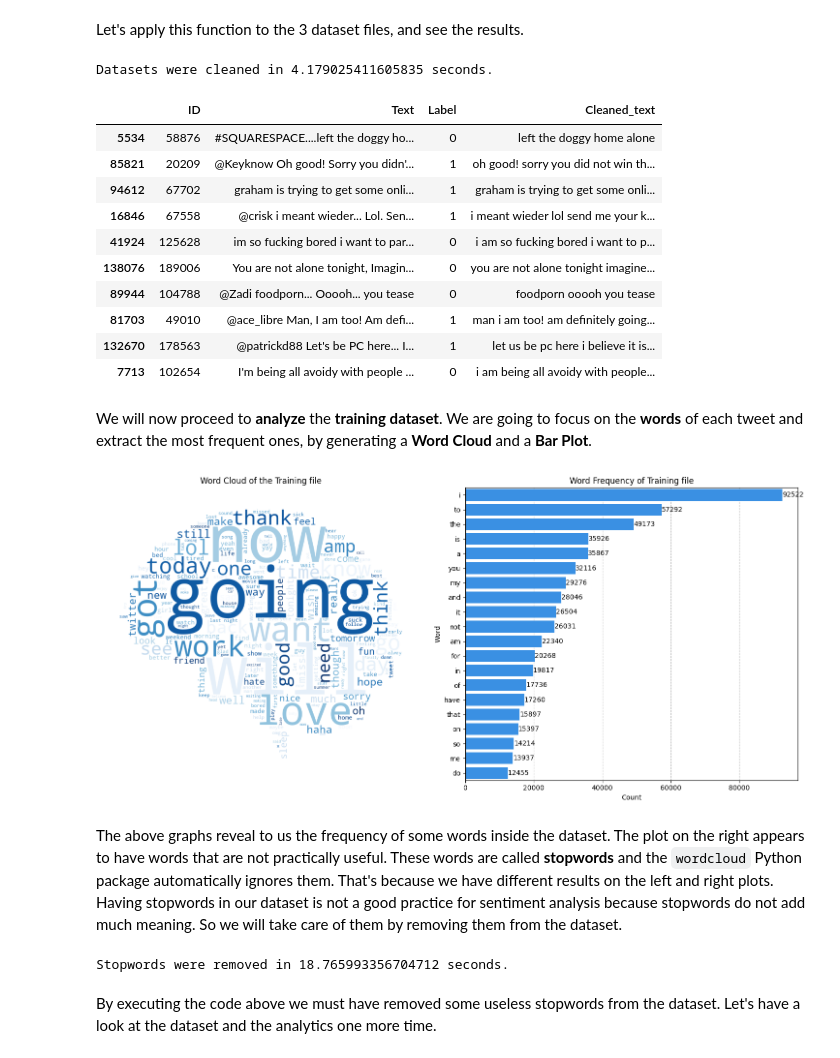
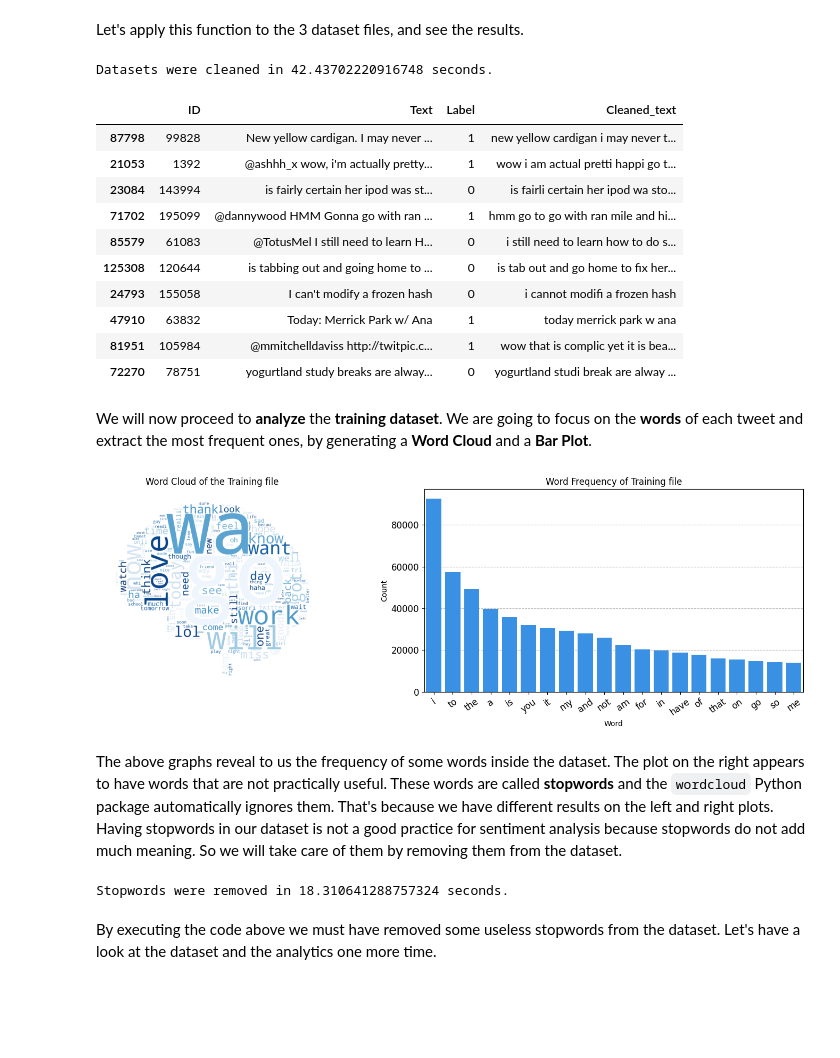
Before and after one commit to AntonisZks/Deep-Learning-for-Natural-Language-Processing, a Jupyter notebook: Notebooks/natural-language-processing.ipynb, the cells around one changed output. Drawn from its saved outputs; the diff is of its cells as text; code cells hidden in the pictures; blank space fills up the shorter version.

```diff
--- a/Notebooks/natural-language-processing.ipynb
+++ b/Notebooks/natural-language-processing.ipynb
@@ -104,11 +104,11 @@ from nltk.stem import PorterStemmer, WordNetLemmatizer
 from nltk.corpus import wordnet
 import contractions
 
-# nltk.download('wordnet')
-# nltk.download('omw-1.4')
+nltk.download('wordnet')
+nltk.download('omw-1.4')
 
-# stemmer = PorterStemmer()
-# lemmatizer = WordNetLemmatizer()
+stemmer = PorterStemmer()
+lemmatizer = WordNetLemmatizer()
 
 def clean_text(text: str) -> str:
     text = text.lower() # Convert to lowercase
@@ -124,9 +124,9 @@ def clean_text(text: str) -> str:
 
     text = re.sub(r"\d+", "", text)
 
-    # words = text.split()
-    # stemmed_words = [stemmer.stem(word) for word in words] # Apply stemming
-    # lemmatized_words = [lemmatizer.lemmatize(word) for word in stemmed_words] # Apply lemmatization
-    # text = " ".join(lemmatized_words)
+    words = text.split()
+    stemmed_words = [stemmer.stem(word) for word in words] # Apply stemming
+    lemmatized_words = [lemmatizer.lemmatize(word) for word in stemmed_words] # Apply lemmatization
+    text = " ".join(lemmatized_words)
 
     return text
@@ -146,18 +153,18 @@ print(f"Datasets were cleaned in {end_time - start_time} seconds.")
 
 train_df.head(10)
 # %% [output]
-Datasets were cleaned in 4.179025411605835 seconds.
+Datasets were cleaned in 42.43702220916748 seconds.
 |  | ID | Text | Label | Cleaned_text |
-| 5534 | 58876 | #SQUARESPACE....left the doggy ho... | 0 | left the doggy home alone |
-| 85821 | 20209 | @Keyknow Oh good! Sorry you didn'... | 1 | oh good! sorry you did not win th... |
-| 94612 | 67702 | graham is trying to get some onli... | 1 | graham is trying to get some onli... |
-| 16846 | 67558 | @crisk i meant wieder... Lol. Sen... | 1 | i meant wieder lol send me your k... |
-| 41924 | 125628 | im so fucking bored i want to par... | 0 | i am so fucking bored i want to p... |
-| 138076 | 189006 | You are not alone tonight, Imagin... | 0 | you are not alone tonight imagine... |
-| 89944 | 104788 | @Zadi foodporn... Ooooh... you tease | 0 | foodporn ooooh you tease |
-| 81703 | 49010 | @ace_libre Man, I am too! Am defi... | 1 | man i am too! am definitely going... |
-| 132670 | 178563 | @patrickd88 Let's be PC here... I... | 1 | let us be pc here i believe it is... |
-| 7713 | 102654 | I'm being all avoidy with people ... | 0 | i am being all avoidy with people... |
+| 87798 | 99828 | New yellow cardigan. I may never ... | 1 | new yellow cardigan i may never t... |
+| 21053 | 1392 | @ashhh_x wow, i'm actually pretty... | 1 | wow i am actual pretti happi go t... |
+| 23084 | 143994 | is fairly certain her ipod was st... | 0 | is fairli certain her ipod wa sto... |
+| 71702 | 195099 | @dannywood HMM Gonna go with ran ... | 1 | hmm go to go with ran mile and hi... |
+| 85579 | 61083 | @TotusMel I still need to learn H... | 0 | i still need to learn how to do s... |
+| 125308 | 120644 | is tabbing out and going home to ... | 0 | is tab out and go home to fix her... |
+| 24793 | 155058 | I can't modify a frozen hash | 0 | i cannot modifi a frozen hash |
+| 47910 | 63832 | Today: Merrick Park w/ Ana | 1 | today merrick park w ana |
+| 81951 | 105984 | @mmitchelldaviss http://twitpic.c... | 1 | wow that is complic yet it is bea... |
+| 72270 | 78751 | yogurtland study breaks are alway... | 0 | yogurtland studi break are alway ... |
 # %% [markdown]
 We will now proceed to **analyze** the **training dataset**. We are going to focus on the **words** of each tweet and extract the most frequent ones, by generating a **Word Cloud** and a **Bar Plot**.
 # %%
@@ -168,37 +175,39 @@ import numpy as np
 import PIL.Image
 
 brain_mask = np.array(PIL.Image.open(images_base_filepath + "/brain_logo.jpg"))
 
 def analize_words(df: pd.DataFrame, column: str, bar_color="#7AC2FF"):
     all_text = " ".join(df[column])
     all_words = " ".join(df[column]).split()
 
     word_counts = Counter(all_words)
     most_common_words = word_counts.most_common(20)
 
     common_df = pd.DataFrame(most_common_words, columns=["Word", "Count"])
 
     wordcloud = WordCloud(width=800, height=800, background_color="#FFF", colormap="Blues", mask=brain_mask)
     wordcloud.generate(all_text)
 
-    fig, axes = plt.subplots(1, 2, figsize=(15, 7))
+    fig, axes = plt.subplots(1, 2, figsize=(15, 5))
     axes[0].imshow(wordcloud)
     axes[0].axis("off")
     axes[0].set_title("Word Cloud of the Training file")
 
     axes[1].set_axisbelow(True)
     axes[1].grid(zorder=1, linestyle='dashed')
-    bars = sns.barplot(x="Count", y="Word", data=common_df, color=bar_color, ax=axes[1])
-    bars.bar_label(bars.containers[0])
+    bars = sns.barplot(x="Word", y="Count", data=common_df, color=bar_color, ax=axes[1])
+
     axes[1].set_title("Word Frequency of Training file")
+    axes[1].set_xticklabels(labels=common_df["Word"], rotation=35, fontsize=10)
+    axes[1].tick_params(axis="both", which="major", labelsize=12)
 
     # plt.savefig(filename)
     plt.tight_layout()
     plt.show()
 
 analize_words(train_df, column='Cleaned_text', bar_color='dodgerblue')
 # %% [output]
-[figure, old version]
+[figure, new version]
 # %% [markdown]
 The above graphs reveal to us the frequency of some words inside the dataset. The plot on the right appears to have words that are not practically useful. These words are called **stopwords** and the `wordcloud` Python package automatically ignores them. That's because we have different results on the left and right plots. Having stopwords in our dataset is not a good practice for sentiment analysis because stopwords do not add much meaning. So we will take care of them by removing them from the dataset.
 # %%
@@ -211,7 +220,10 @@ warnings.filterwarnings("ignore", category=UserWarning, module="nltk")
 
 def remove_stopwords(text: str) -> str:
     # Remove the stopwords from the original text
-    stop_words = set(["i", "to", "the", "is", "a", "you", "my", "and", "it", "am", "for", "in", "of", "that", "on", "so", "me"])
+    stop_words = set(
+        ["i", "to", "the", "is", "a", "you", "my", "and",
+         "it", "am", "for", "in", "of", "that", "on", "so", "me"]
+    )
     word_tokens = word_tokenize(text)
     filtered_words = [word for word in word_tokens if word not in stop_words]
 
@@ -226,7 +238,7 @@ end_time = time.time()
 
 print(f"Stopwords were removed in {end_time - start_time} seconds.")
 # %% [output]
-Stopwords were removed in 18.765993356704712 seconds.
+Stopwords were removed in 18.310641288757324 seconds.
 # %% [markdown]
 By executing the code above we must have removed some useless stopwords from the dataset. Let's have a look at the dataset and the analytics one more time.
 # %%
```
Also changed, not shown: parts of 52 cells of this notebook, 2 other files.
